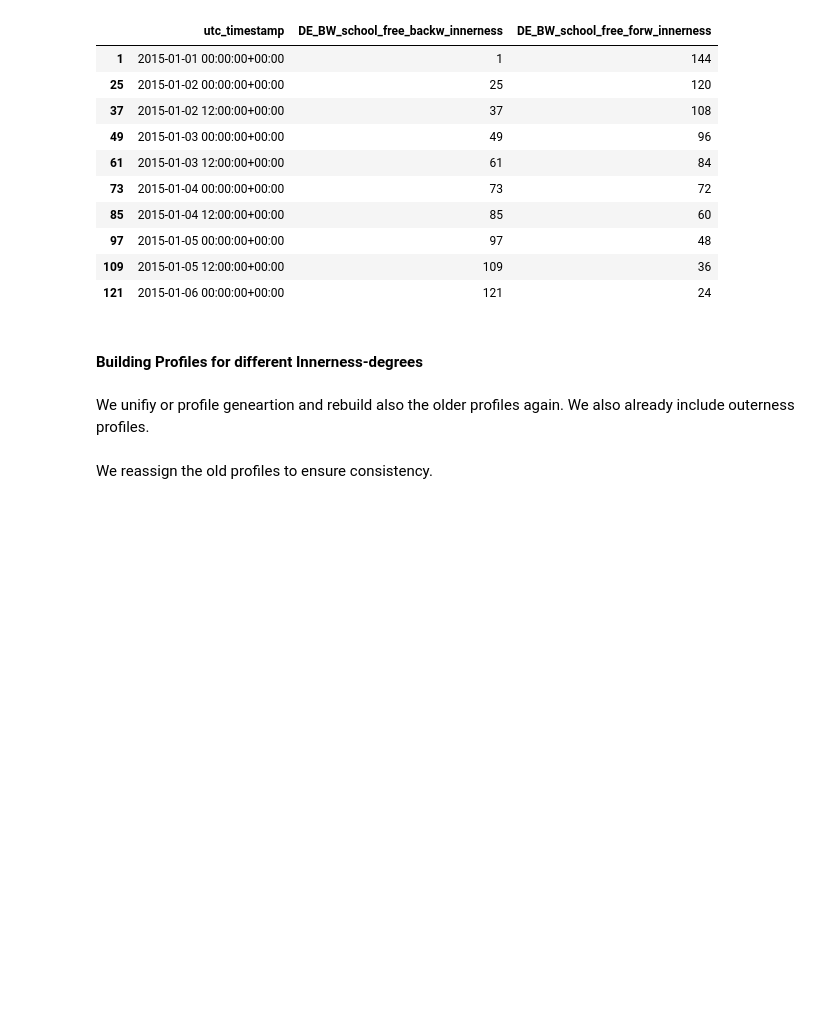
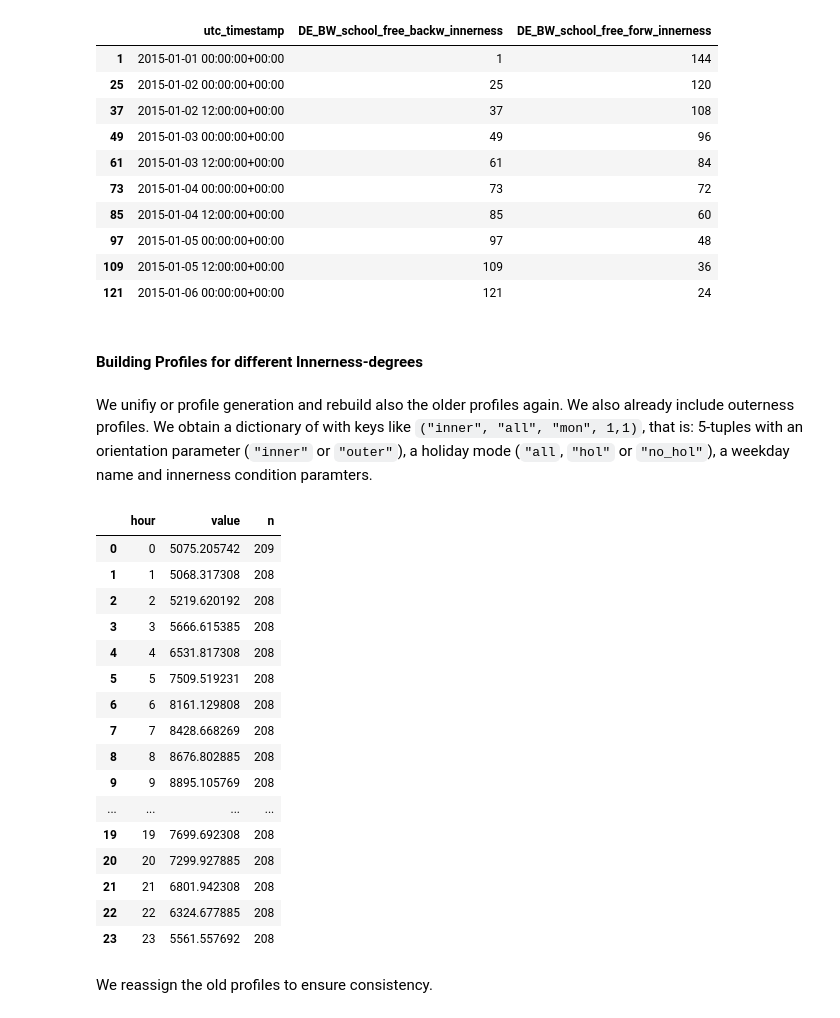
Before and after one commit to F-Skorz/electricity-demand-project, a Jupyter notebook: notebooks/04_EngineerHolidaynessFeature.ipynb, the cells around one changed output. Saved outputs shown, nothing was run; the diff lists cells and outputs as text; code cells hidden in the pictures; blank space fills up the shorter version.

```diff
--- a/notebooks/04_EngineerHolidaynessFeature.ipynb
+++ b/notebooks/04_EngineerHolidaynessFeature.ipynb
@@ -334,7 +334,7 @@ BW_load_hol_df_hol_inout.loc[[1,25, 3*12+1 ,  4*12+1, 5*12+1, 6*12+1, 7*12+1,8*1
 # %% [markdown]
 <h4> Building Profiles for different Innerness-degrees </h4>
 # %% [markdown]
-We unifiy or profile geneartion and rebuild also the older profiles again. We also already include outerness profiles.
+We unifiy or profile generation and rebuild also the older profiles again. We also already include outerness profiles. We obtain a dictionary of with keys like `("inner", "all", "mon", 1,1)`, that is: 5-tuples with an orientation parameter (`"inner"` or `"outer"`), a holiday mode (`"all`, `"hol"` or `"no_hol"`), a weekday name and innerness condition paramters.
 # %%
 ##############################################################
 #  UNIFIED PROFILE GENERATOR (none, inner, outer) + SHORTCUTS                       #
@@ -451,6 +451,26 @@ for orientation in ["none", "inner", "outer"]:
                     "prof": prof,
                     "meta": meta
                 }
+# %%
+profiles[("none","all", "mon", None, None)]["prof"]
+# %% [output]
+|  | hour | value | n |
+| 0 | 0 | 5075.205742 | 209 |
+| 1 | 1 | 5068.317308 | 208 |
+| 2 | 2 | 5219.620192 | 208 |
+| 3 | 3 | 5666.615385 | 208 |
+| 4 | 4 | 6531.817308 | 208 |
+| 5 | 5 | 7509.519231 | 208 |
+| 6 | 6 | 8161.129808 | 208 |
+| 7 | 7 | 8428.668269 | 208 |
+| 8 | 8 | 8676.802885 | 208 |
+| 9 | 9 | 8895.105769 | 208 |
+| ... | ... | ... | ... |
+| 19 | 19 | 7699.692308 | 208 |
+| 20 | 20 | 7299.927885 | 208 |
+| 21 | 21 | 6801.942308 | 208 |
+| 22 | 22 | 6324.677885 | 208 |
+| 23 | 23 | 5561.557692 | 208 |
 # %% [markdown]
 We reassign the old profiles to ensure consistency.
 # %%
```
Also changed, not shown: parts of 22 cells of this notebook.
